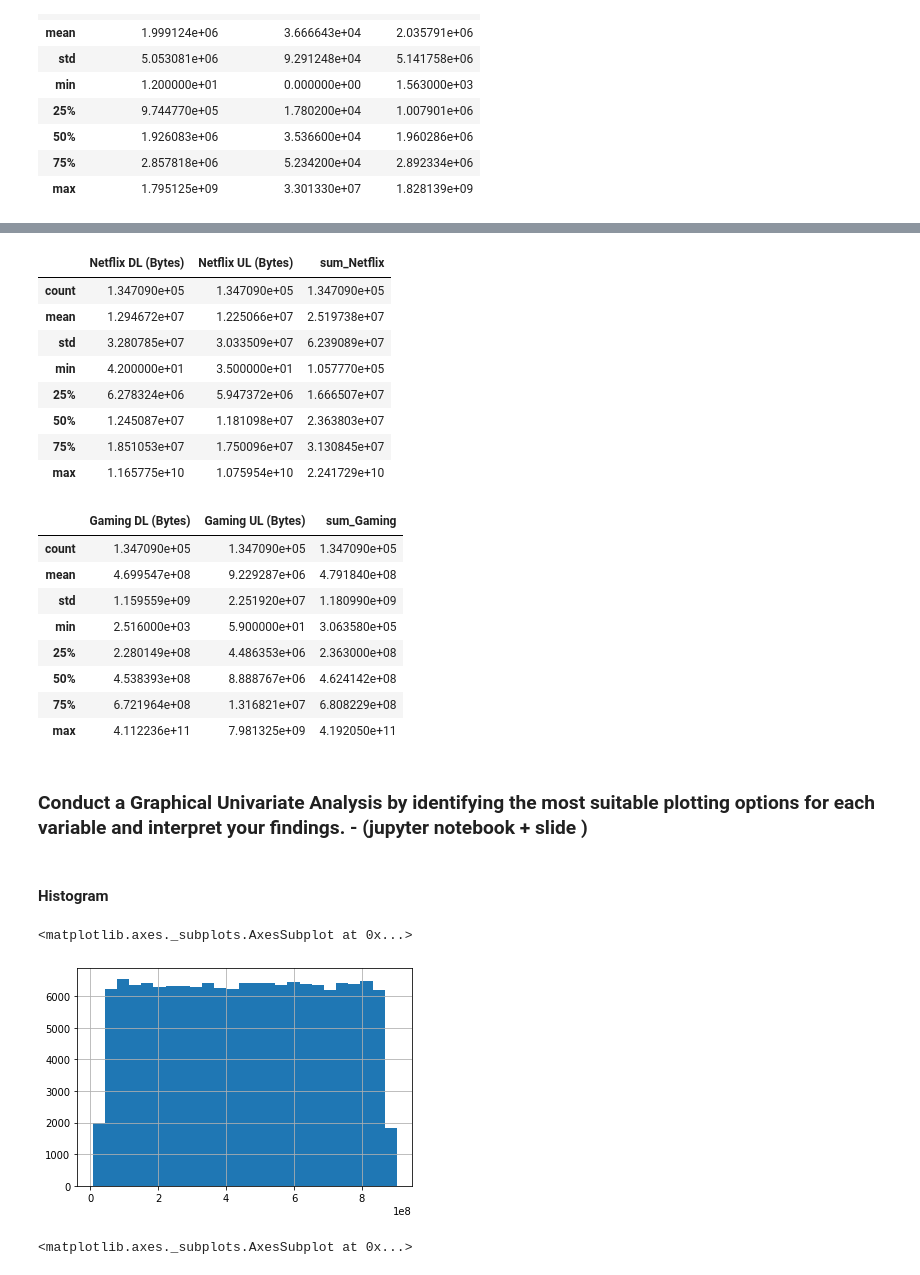
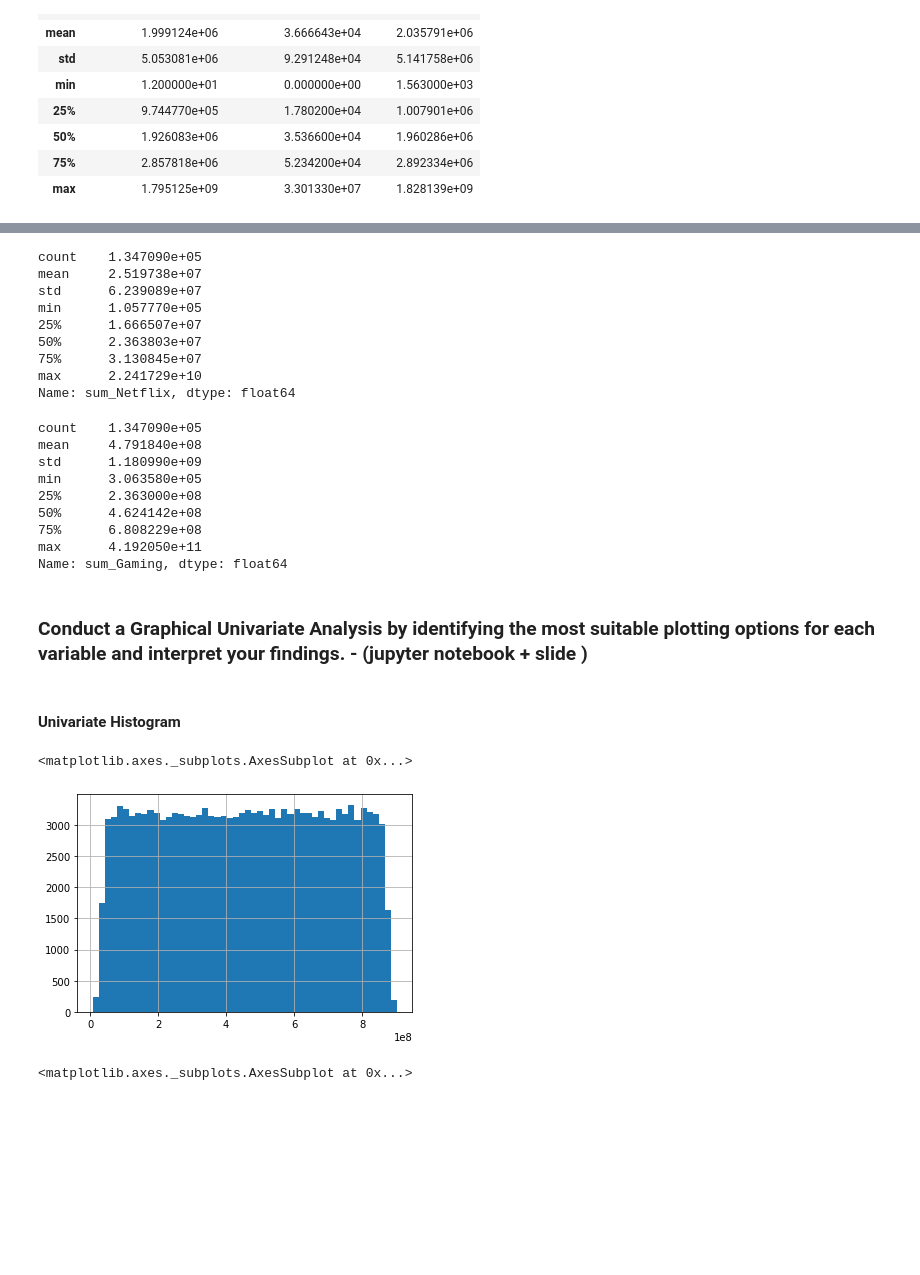
Before and after one commit to saminegash/10-academy-journey, a Jupyter notebook: Week2Challenge/week2_challenge.ipynb, the cells around one changed output, grey strips where cells are left out. Drawn from its saved outputs; the diff is of its cells as text; code cells hidden in the pictures; blank space fills up the shorter version.

Commit message:
correction of errors and understanding of the challenge
changed the way of analysis of the data asking the collegues mentors and reading the article on resource

```diff
--- a/Week2Challenge/week2_challenge.ipynb
+++ b/Week2Challenge/week2_challenge.ipynb
@@ -475,38 +479,38 @@ Youtube_App.describe() # Youtube App is defined with to contain the total_data U
 # %%
 # declared above in task 1.1 like Netflix_App=challenge_data.groupby(['Bearer Id']).sum().filter(like="Netflix")
-Netflix_App.describe() # Netflix App is defined with to contain the total_data UL + DL used per user of Netflix
+Netflix_App['sum_Netflix'].describe() # Netflix App is defined with to contain the total_data UL + DL used per user of Netflix
 # %% [output]
-|  | Netflix DL (Bytes) | Netflix UL (Bytes) | sum_Netflix |
-| count | 1.347090e+05 | 1.347090e+05 | 1.347090e+05 |
-| mean | 1.294672e+07 | 1.225066e+07 | 2.519738e+07 |
-| std | 3.280785e+07 | 3.033509e+07 | 6.239089e+07 |
-| min | 4.200000e+01 | 3.500000e+01 | 1.057770e+05 |
-| 25% | 6.278324e+06 | 5.947372e+06 | 1.666507e+07 |
-| 50% | 1.245087e+07 | 1.181098e+07 | 2.363803e+07 |
-| 75% | 1.851053e+07 | 1.750096e+07 | 3.130845e+07 |
-| max | 1.165775e+10 | 1.075954e+10 | 2.241729e+10 |
+count    1.347090e+05
+mean     2.519738e+07
+std      6.239089e+07
+min      1.057770e+05
+25%      1.666507e+07
+50%      2.363803e+07
+75%      3.130845e+07
+max      2.241729e+10
+Name: sum_Netflix, dtype: float64
 # %%
 # declared above in task 1.1 like Gaming_App = challenge_data.groupby(['Bearer Id']).sum().filter(like="Gaming")
-Gaming_App.describe() # Gaming App is defined with to contain the total_data UL + DL used per user of Gaming
+Gaming_App['sum_Gaming'].describe() # Gaming App is defined with to contain the total_data UL + DL used per user of Gaming
 # %% [output]
-|  | Gaming DL (Bytes) | Gaming UL (Bytes) | sum_Gaming |
-| count | 1.347090e+05 | 1.347090e+05 | 1.347090e+05 |
-| mean | 4.699547e+08 | 9.229287e+06 | 4.791840e+08 |
-| std | 1.159559e+09 | 2.251920e+07 | 1.180990e+09 |
-| min | 2.516000e+03 | 5.900000e+01 | 3.063580e+05 |
-| 25% | 2.280149e+08 | 4.486353e+06 | 2.363000e+08 |
-| 50% | 4.538393e+08 | 8.888767e+06 | 4.624142e+08 |
-| 75% | 6.721964e+08 | 1.316821e+07 | 6.808229e+08 |
-| max | 4.112236e+11 | 7.981325e+09 | 4.192050e+11 |
+count    1.347090e+05
+mean     4.791840e+08
+std      1.180990e+09
+min      3.063580e+05
+25%      2.363000e+08
+50%      4.624142e+08
+75%      6.808229e+08
+max      4.192050e+11
+Name: sum_Gaming, dtype: float64
 # %% [markdown]
 ### Conduct a Graphical Univariate Analysis by identifying the most suitable plotting options for each variable and interpret your findings. - (jupyter notebook + slide )
 # %% [markdown]
-#### Histogram
+#### Univariate Histogram
 # %%
-challenge_data['Total DL (Bytes)'].hist(bins=25) # histogram representation of Data volume (in Bytes) received by the MS during this session
+challenge_data['Total DL (Bytes)'].hist(bins=50) # histogram representation of Data volume (in Bytes) received by the MS during this session
 # %% [output]
 <matplotlib.axes._subplots.AxesSubplot at 0x...>
-[figure, old version]
+[figure, new version]
 # %%
 challenge_data['Total UL (Bytes)'].hist(bins=25) # histogram representation of Data volume (in Bytes) Sent by the MS during this session
 # %% [output]
```
Also changed, not shown: parts of 57 cells of this notebook.
